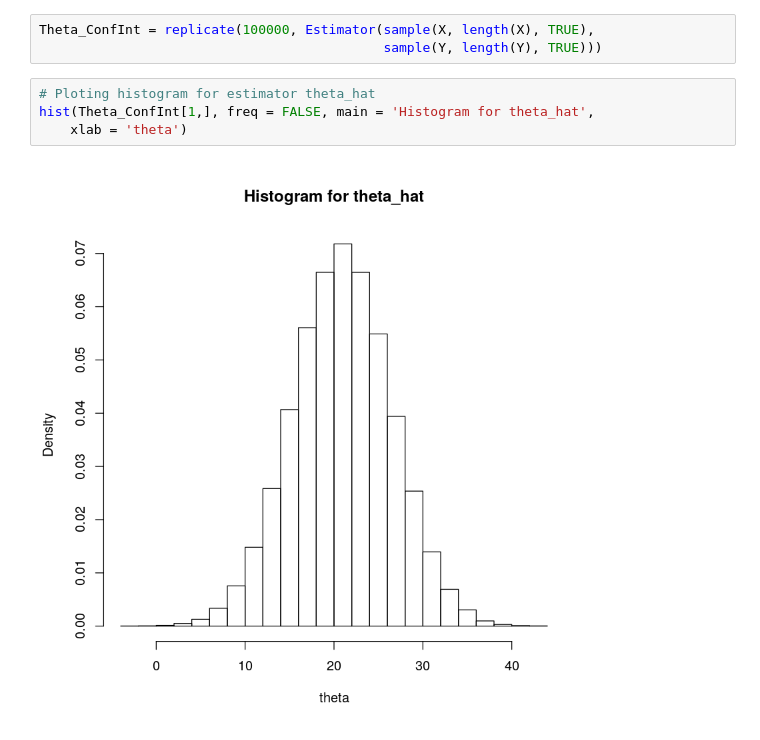
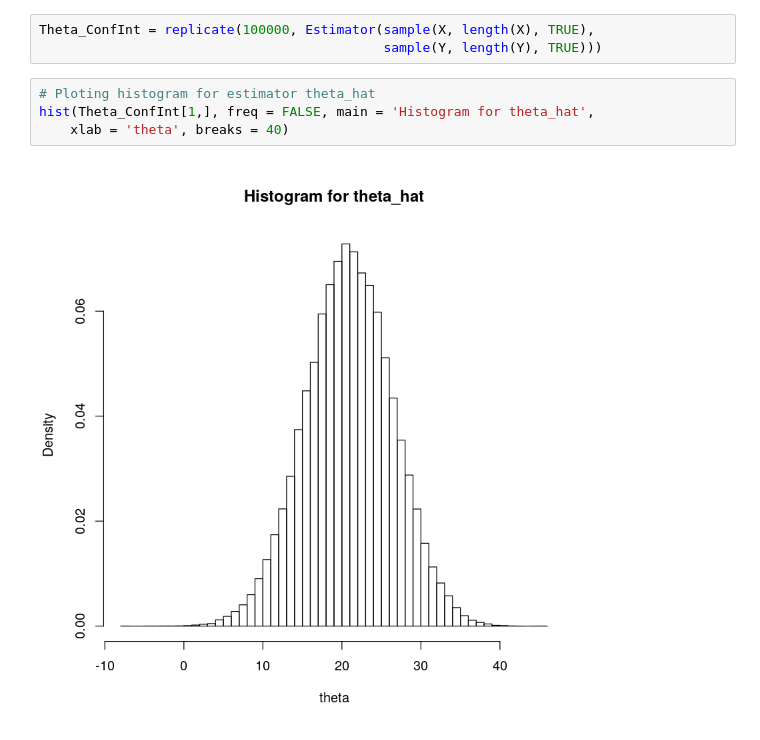
Before and after one commit to L-ashwin/learning-Statistical_Inference, a Jupyter notebook: BloodFat_data.ipynb, the cells around one changed output. Drawn from its saved outputs; the diff is of its cells as text.

```diff
--- a/BloodFat_data.ipynb
+++ b/BloodFat_data.ipynb
@@ -158,9 +153,9 @@ Theta_ConfInt = replicate(100000, Estimator(sample(X, length(X), TRUE),
 # %%
 # Ploting histogram for estimator theta_hat
 hist(Theta_ConfInt[1,], freq = FALSE, main = 'Histogram for theta_hat',
-    xlab = 'theta')
+    xlab = 'theta', breaks = 40)
 # %% [output]
-[figure, old version]
+[figure, new version]
 # %%
 # Ploting histogram for Confidence Interval limits
 hist(c(Theta_ConfInt[2,], Theta_ConfInt[3,]), freq = FALSE,
```
Also changed, not shown: parts of 5 cells of this notebook.
